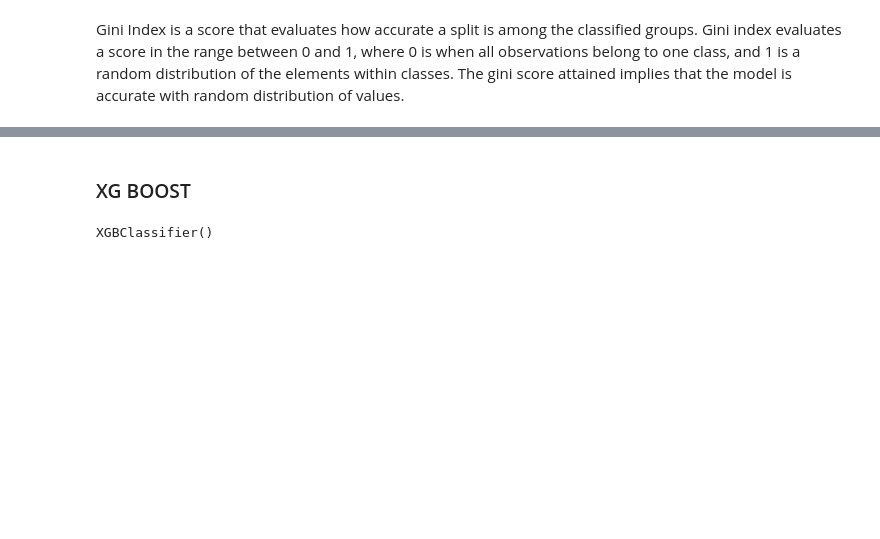
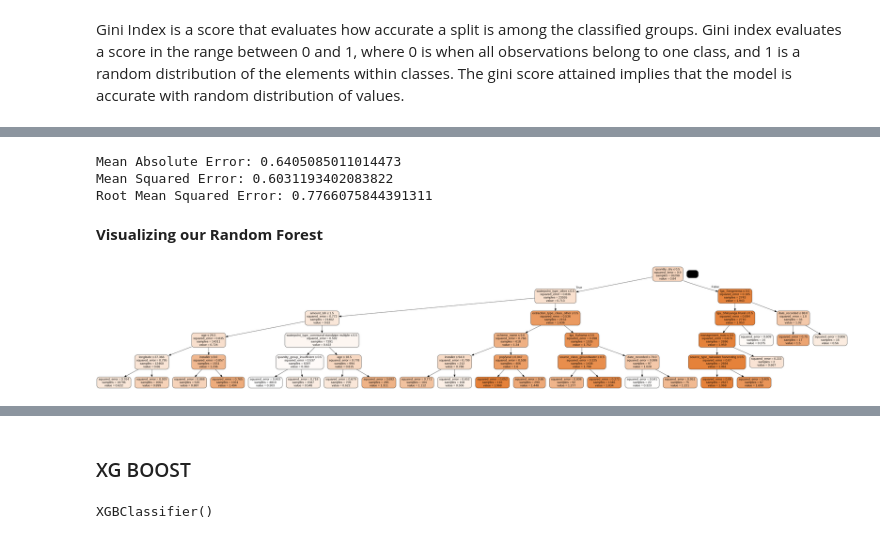
Before and after one commit to stogaja/Tanzanian-Water-Project, a Jupyter notebook: TANZANIA_WATER_PROJECT.ipynb, the cells around one changed output, grey strips where cells are left out. Cells and saved outputs as stored; diff of their text form; code cells hidden in the pictures; blank space fills up the shorter version.

```diff
--- a/TANZANIA_WATER_PROJECT.ipynb
+++ b/TANZANIA_WATER_PROJECT.ipynb
@@ -975,0 +978,2 @@ ValueError: ignored
+# %%
+df_1.drop(['geometry'], axis=1,inplace=True)
@@ -975,0 +1054,12 @@ ValueError: ignored
+# %%
+#Assessing how our Random is Forest
+from sklearn import metrics
+
+# And now we assess the errors
+print('Mean Absolute Error:', metrics.mean_absolute_error(y_test, y_pred))
+print('Mean Squared Error:', metrics.mean_squared_error(y_test, y_pred))
+print('Root Mean Squared Error:', np.sqrt(metrics.mean_squared_error(y_test, y_pred)))
+# %% [output]
+Mean Absolute Error: 0.6405085011014473
+Mean Squared Error: 0.6031193402083822
+Root Mean Squared Error: 0.7766075844391311
@@ -975,0 +1071,20 @@ ValueError: ignored
+# %% [markdown]
+**Visualizing our Random Forest**
+# %%
+from sklearn.tree import export_graphviz
+from sklearn.externals.six import StringIO
+from IPython.display import Image
+import pydotplus
+
+dot_data = StringIO()
+# pick a specific tree from the forest
+tree = forest.estimators_[50]
+
+export_graphviz(tree, out_file=dot_data,
+                filled=True, rounded=True,
+                special_characters=True,feature_names = test_features)
+graph = pydotplus.graph_from_dot_data(dot_data.getvalue())
+graph.write_png('WaterPump_forest.png')
+Image(graph.create_png())
+# %% [output]
+[figure, added]
```
Also changed, not shown: parts of 36 cells of this notebook.
